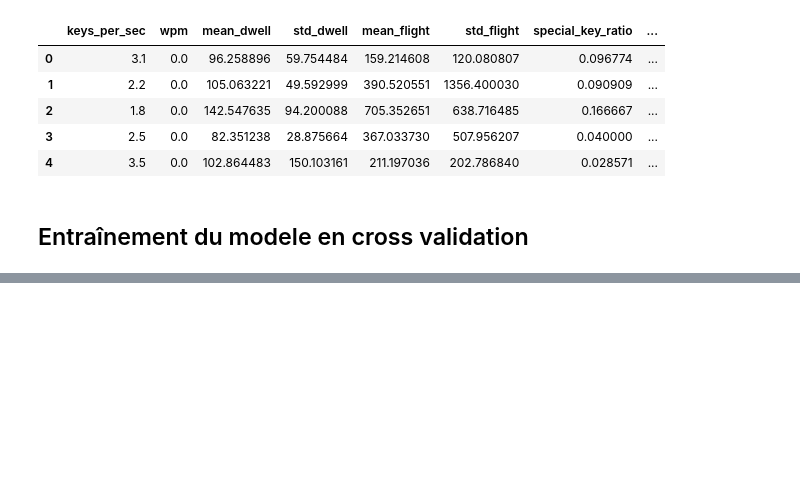
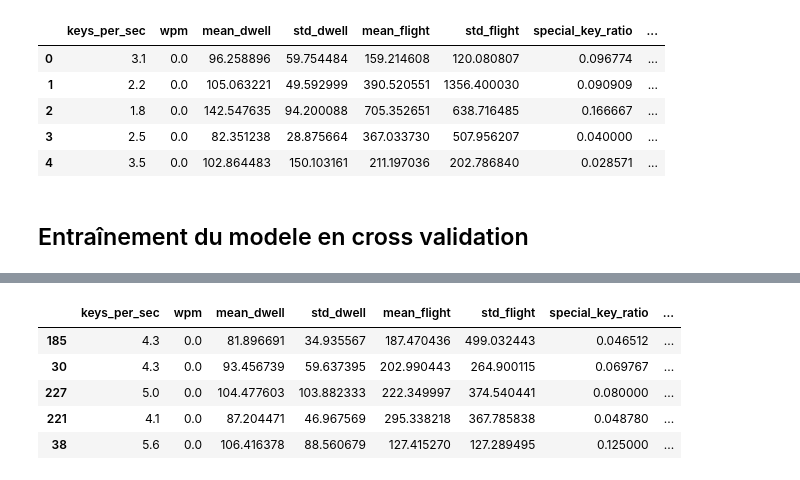
Before and after one commit to 4xel-C/SISE_WebMining-Challenge, a Jupyter notebook: explore.ipynb, the cells around one changed output, grey strips where cells are left out. Saved outputs shown, nothing was run; the diff lists cells and outputs as text; code cells hidden in the pictures; blank space fills up the shorter version.

```diff
--- a/explore.ipynb
+++ b/explore.ipynb
@@ -100,0 +101,11 @@ weighted avg       0.95      0.94      0.94        36
+# %%
+# Verification des predictions erronées
+misclassified = X_test[y_test != y_pred]
+misclassified
+# %% [output]
+|  | keys_per_sec | wpm | mean_dwell | std_dwell | mean_flight | std_flight | special_key_ratio | ... |
+| 185 | 4.3 | 0.0 | 81.896691 | 34.935567 | 187.470436 | 499.032443 | 0.046512 | ... |
+| 30 | 4.3 | 0.0 | 93.456739 | 59.637395 | 202.990443 | 264.900115 | 0.069767 | ... |
+| 227 | 5.0 | 0.0 | 104.477603 | 103.882333 | 222.349997 | 374.540441 | 0.080000 | ... |
+| 221 | 4.1 | 0.0 | 87.204471 | 46.967569 | 295.338218 | 367.785838 | 0.048780 | ... |
+| 38 | 5.6 | 0.0 | 106.416378 | 88.560679 | 127.415270 | 127.289495 | 0.125000 | ... |
```
Also changed, not shown: parts of 4 cells of this notebook, 5 other files.
